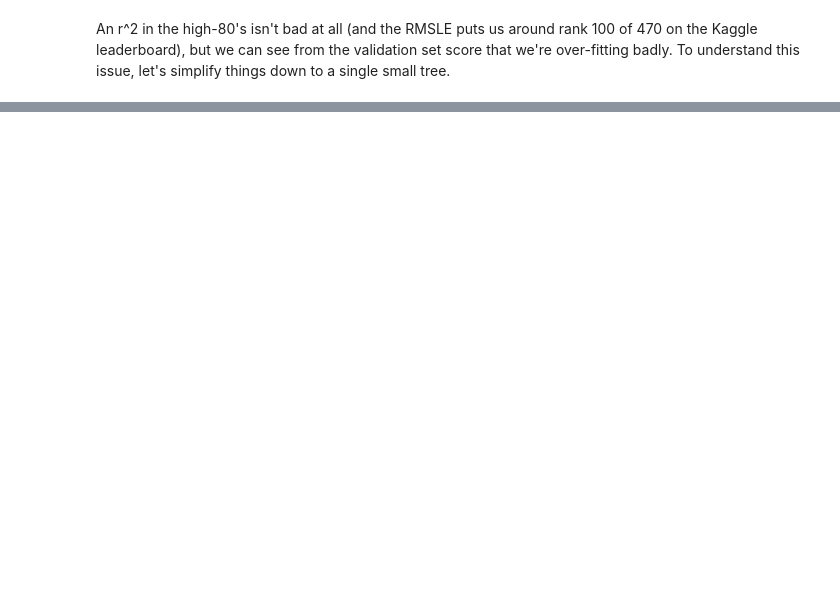
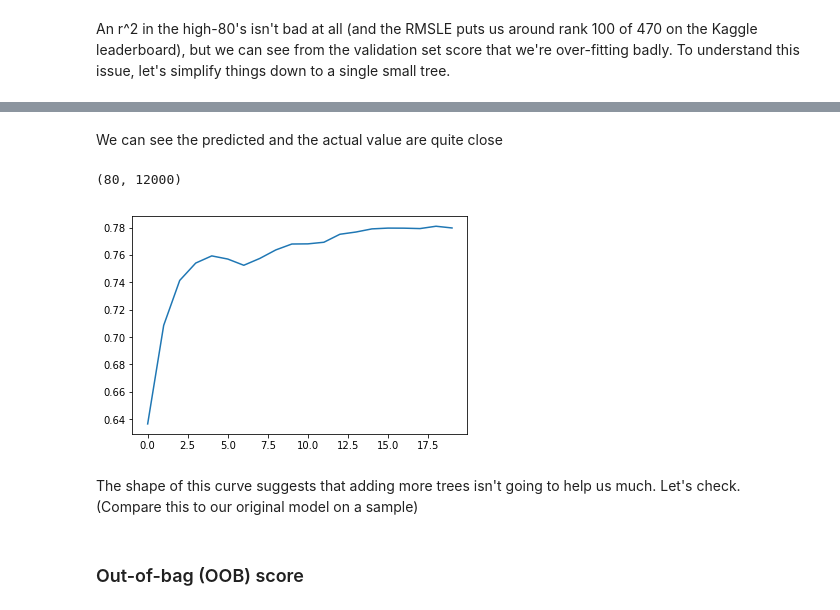
Before and after one commit to savannahar68/FastAI_codes, a Jupyter notebook: Machine_Learning_for_Coders/bulldozers/lesson1.ipynb, the cells around one changed output, grey strips where cells are left out. Drawn from its saved outputs; the diff is of its cells as text; code cells hidden in the pictures; blank space fills up the shorter version.

Commit message:
RandomForest feature engineering(a bit) + hyperparameter tuning, going deep into randomforest

```diff
--- a/Machine_Learning_for_Coders/bulldozers/lesson1.ipynb
+++ b/Machine_Learning_for_Coders/bulldozers/lesson1.ipynb
@@ -360,0 +427,4 @@ An r^2 in the high-80's isn't bad at all (and the RMSLE puts us around rank 100
+# %%
+m = RandomForestRegressor(n_estimators=20,n_jobs=-1)
+m.fit(X_train, y_train)
+print_score(m)
@@ -360,0 +433,4 @@ An r^2 in the high-80's isn't bad at all (and the RMSLE puts us around rank 100
+# %%
+m = RandomForestRegressor(n_estimators=40,n_jobs=-1)
+m.fit(X_train, y_train)
+print_score(m)
@@ -360,0 +439,4 @@ An r^2 in the high-80's isn't bad at all (and the RMSLE puts us around rank 100
+# %%
+m = RandomForestRegressor(n_estimators=80,n_jobs=-1)
+m.fit(X_train, y_train)
+print_score(m)
@@ -360,0 +447,2 @@ An r^2 in the high-80's isn't bad at all (and the RMSLE puts us around rank 100
+# %%
+preds = np.stack([t.predict(X_valid) for t in m.estimators_])
@@ -360,0 +460,14 @@ An r^2 in the high-80's isn't bad at all (and the RMSLE puts us around rank 100
+# %% [markdown]
+We can see the predicted and the actual value are quite close
+# %%
+preds.shape
+# %% [output]
+(80, 12000)
+# %%
+plt.plot([metrics.r2_score(y_valid, np.mean(preds[:i+1], axis=0)) for i in range(20)]);
+# %% [output]
+[figure, added]
+# %% [markdown]
+The shape of this curve suggests that adding more trees isn't going to help us much. Let's check. (Compare this to our original model on a sample)
+# %% [markdown]
+###  Out-of-bag (OOB) score
```
Also changed, not shown: parts of 46 cells of this notebook, 1 other file.
